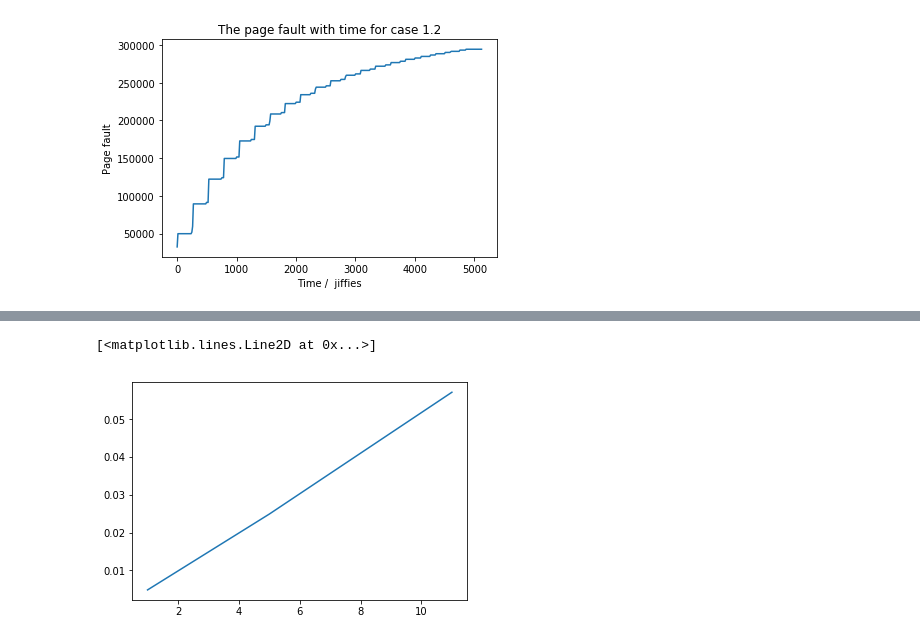
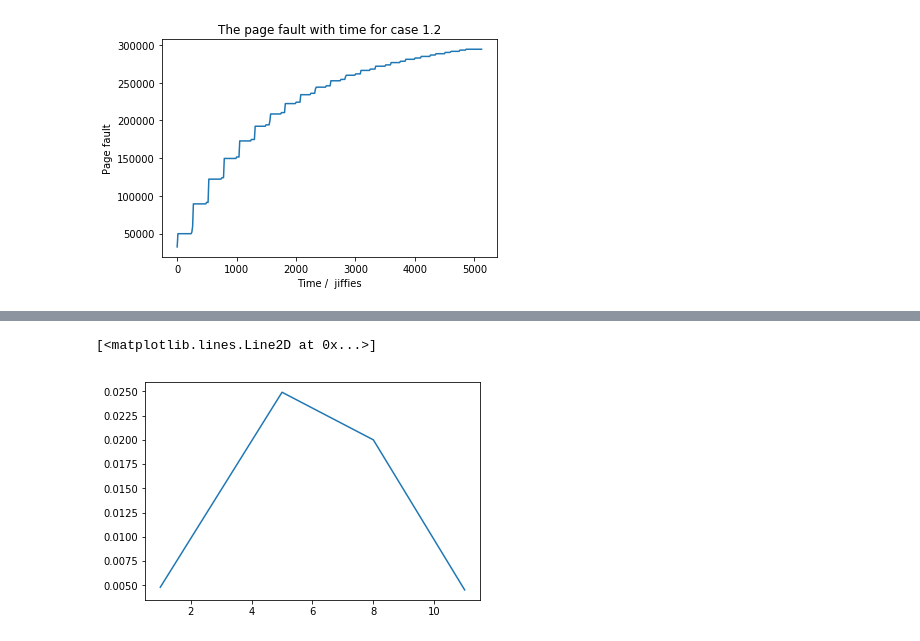
Before and after one commit to Tobiaswei/CS423, a Jupyter notebook: MP3/plot.ipynb, the cells around one changed output, grey strips where cells are left out. Drawn from its saved outputs; the diff is of its cells as text; code cells hidden in the pictures.

```diff
--- a/MP3/plot.ipynb
+++ b/MP3/plot.ipynb
@@ -214,0 +564,32 @@ cpu_utilization.append(cpu[-1]/time[-1])
+# %%
+dat_cpu = []
+
+i=0;
+
+with open('profile2_50') as inputfile:
+    for line in inputfile:
+        if(line[0]!='0'):
+            dat_cpu.append(line.strip().split(' '))
+time=[]
+cpu=[]
+cpu_sum=0
+
+time_0=int(dat_cpu[0][0])
+for i in  range(len(dat_cpu)-1):
+    for j in range(4):
+        dat_cpu[i][j]=int(dat_cpu[i][j])
+
+    time.append(dat_cpu[i][0]-time_0)
+    cpu_sum=cpu_sum+dat_cpu[i][3]
+    cpu.append(cpu_sum)
+
+plt.plot(time, cpu)
+
+# naming the x axis
+plt.xlabel('Time /  jiffies')
+# naming the y axis
+plt.ylabel('CPU utilization time /  jiffies')
+# giving a title to my graph
+plt.title('The accmulated CPU utilization with time N=50')
+
+cpu_utilization.append(cpu[-1]/time[-1])
@@ -214,0 +609,2 @@ cpu_utilization.append(cpu[-1]/time[-1])
+# %%
+cpu_utilization=cpu_utilization[:10]
@@ -214,0 +624,2 @@ cpu_utilization.append(cpu[-1]/time[-1])
+# %%
+c1=cpu_utilization
@@ -215,6 +638,6 @@ cpu_utilization.append(cpu[-1]/time[-1])
 # %%
-x=[1,5,11]
-plt.plot(x,cpu_utilization)
+c2=[1,5,8,11]
+plt.plot(c2,c1[0:4])
 # %% [output]
 [<matplotlib.lines.Line2D at 0x...>]
-[figure, old version]
+[figure, new version]
```
Also changed, not shown: parts of 19 cells of this notebook, 2 other files.
